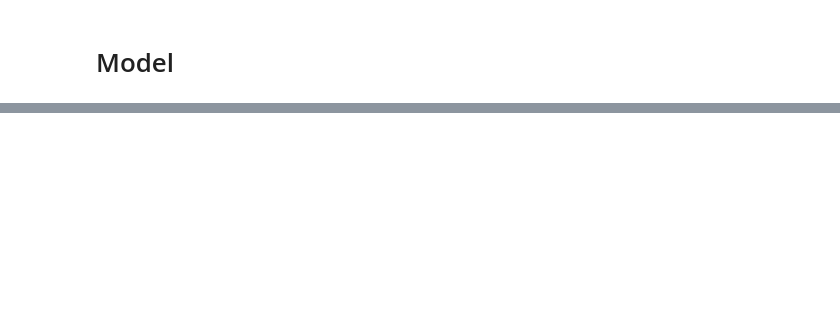
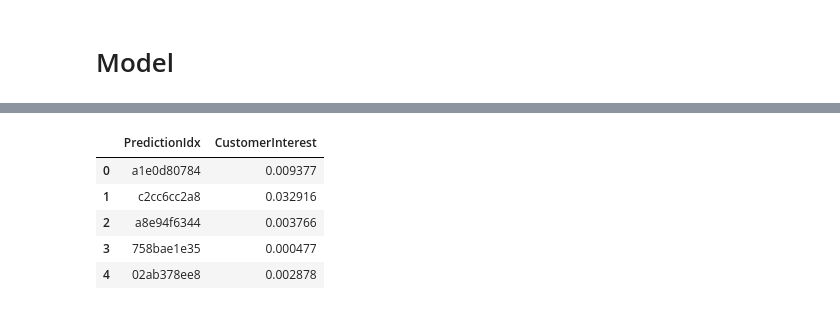
Before and after one commit to Robert-Aduviri/DSG-2018-Qualifiers, a Jupyter notebook: notebooks/robert/RA-27-neuralnet.ipynb, the cells around one changed output, grey strips where cells are left out. Saved outputs shown, nothing was run; the diff lists cells and outputs as text; code cells hidden in the pictures; blank space fills up the shorter version.

```diff
--- a/notebooks/robert/RA-27-neuralnet.ipynb
+++ b/notebooks/robert/RA-27-neuralnet.ipynb
@@ -252,0 +444,9 @@ KeyboardInterrupt:
+# %%
+submission.head()
+# %% [output]
+|  | PredictionIdx | CustomerInterest |
+| 0 | a1e0d80784 | 0.009377 |
+| 1 | c2cc6cc2a8 | 0.032916 |
+| 2 | a8e94f6344 | 0.003766 |
+| 3 | 758bae1e35 | 0.000477 |
+| 4 | 02ab378ee8 | 0.002878 |
```
Also changed, not shown: parts of 53 cells of this notebook, 2 other files.
